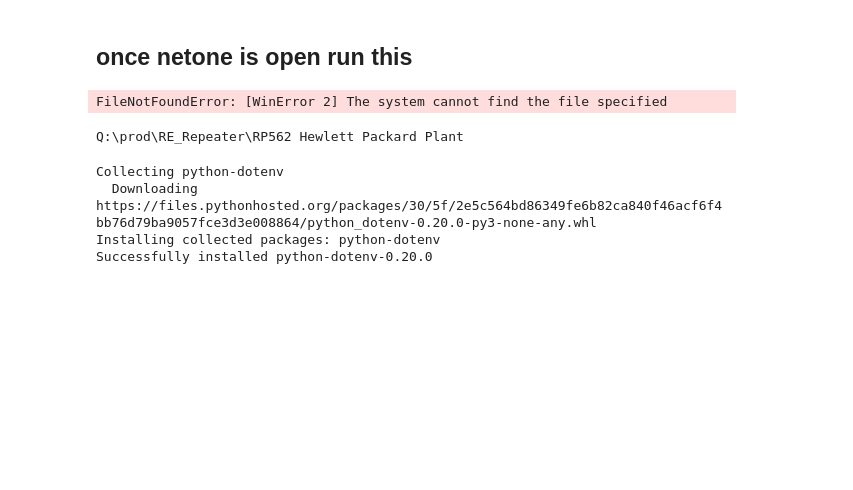
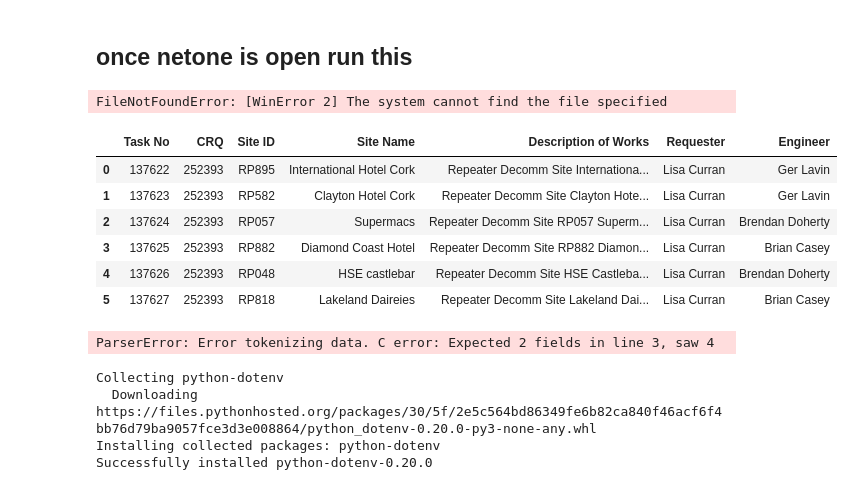
Before and after one commit to mistaherd/my-codeing-journey, a Jupyter notebook: automatetest.ipynb, the cells around one changed output. Cells and saved outputs as stored; diff of their text form; code cells hidden in the pictures; blank space fills up the shorter version.

```diff
--- a/automatetest.ipynb
+++ b/automatetest.ipynb
@@ -526,21 +534,59 @@ result = subprocess.run(command, stdout=subprocess.PIPE, stderr=subprocess.PIPE,
 print(result.stdout)
 # %% [output]
 FileNotFoundError: [WinError 2] The system cannot find the file specified
+# %%
+import pandas as pd
+
+df=pd.read_clipboard()
+df
+# %% [output]
+|  | Task No | CRQ | Site ID | Site Name | Description of Works | Requester | Engineer |
+| 0 | 137622 | 252393 | RP895 | International Hotel Cork | Repeater Decomm Site Internationa... | Lisa Curran | Ger Lavin |
+| 1 | 137623 | 252393 | RP582 | Clayton Hotel Cork | Repeater Decomm Site Clayton Hote... | Lisa Curran | Ger Lavin |
+| 2 | 137624 | 252393 | RP057 | Supermacs | Repeater Decomm Site RP057 Superm... | Lisa Curran | Brendan Doherty |
+| 3 | 137625 | 252393 | RP882 | Diamond Coast Hotel | Repeater Decomm Site RP882 Diamon... | Lisa Curran | Brian Casey |
+| 4 | 137626 | 252393 | RP048 | HSE castlebar | Repeater Decomm Site HSE Castleba... | Lisa Curran | Brendan Doherty |
+| 5 | 137627 | 252393 | RP818 | Lakeland Daireies | Repeater Decomm Site Lakeland Dai... | Lisa Curran | Brian Casey |
 # %%
 import subprocess
 import os
+import pandas as pd
 
-search_term = input("Enter the site id and  sitename  make sure theres a space in between: ")
+def clipboard_searchterm(df):
+   A = []
+   for i in range(len(df)):
+      A.append(df["Site ID"][i])
+
+   B = []
+   for i in range(len(df)):
+      B.append(df["Site Name"][i])
+
+   return A, B
+
+def is_table(variable):
+    return isinstance(variable, pd.DataFrame)
+
+df = pd.read_clipboard()
+search_termA, search_termB = clipboard_searchterm(df)
+
+if not is_table(df):
+    search_term = input("Enter the site name: ")
+    search_terms = [search_term]
+else:
+    search_terms = [search_termA[i] + search_termB[i] for i in range(len(search_termA))]
+
 path = r"Q:\prod\RE_Repeater"
 
-search_path = os.path.join(path,search_term)
-print(search_path)
-try:
-    subprocess.Popen(f'explorer "{search_path}"')
-except FileNotFoundError:
-    print(f"The specified path '{search_path}' does not exist or is inaccessible.")
+for term in search_terms:
+    search_path = os.path.join(path, term)
+    print(search_path)
+
+    try:
+        subprocess.Popen(f'explorer "{search_path}"')
+    except FileNotFoundError:
+        print(f"The specified path '{search_path}' does not exist or is inaccessible.")
 # %% [output]
-Q:\prod\RE_Repeater\RP562 Hewlett Packard Plant
+ParserError: Error tokenizing data. C error: Expected 2 fields in line 3, saw 4
 # %%
 !pip install python-dotenv
 # %% [output]
```
Also changed, not shown: parts of 2 cells of this notebook, 2 other files.
